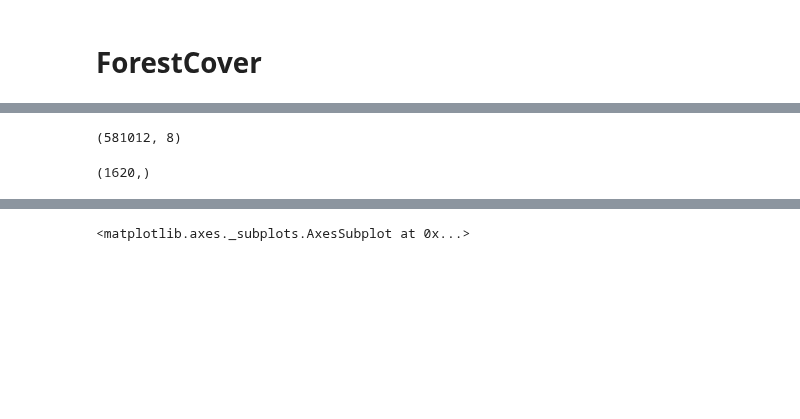
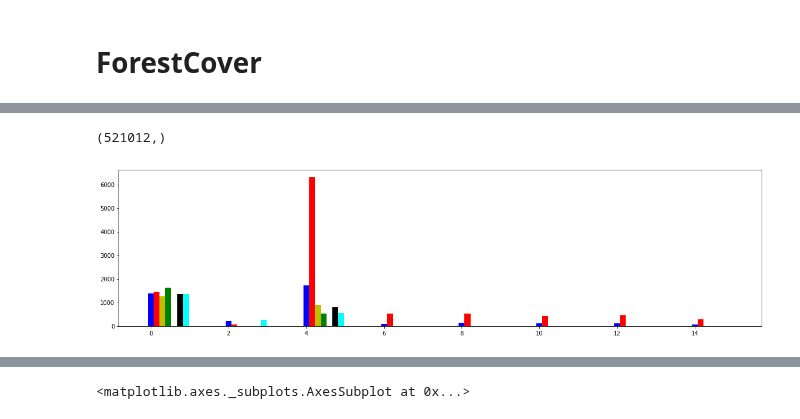
Before and after one commit to binli826/LSTM-Autoencoders, a Jupyter notebook: src/DataPreparation/Dataset description.ipynb, the cells around one changed output, grey strips where cells are left out. Cells and saved outputs as stored; diff of their text form; code cells hidden in the pictures; blank space fills up the shorter version.

```diff
--- a/src/DataPreparation/Dataset description.ipynb
+++ b/src/DataPreparation/Dataset description.ipynb
@@ -156,4 +176,4 @@ forest = pd.read_csv(f_forest,header=None)
 # %%
-forest.shape
+classlabel_online.shape
 # %% [output]
-(581012, 8)
+(521012,)
@@ -163,5 +180,13 @@ forest[300000:].to_csv("C:/Users/Bin/Desktop/Thesis/dataset/forest_2.csv",header
-# %%
-foo = forest_l[:10000]
-foo[foo!="normal"].shape
-# %% [output]
-(1620,)
+# %%
+plt.figure(figsize = (20,5))
+X = np.arange(data.shape[0]) + np.arange(data.shape[0])
+plt.bar(X + 0., data[:,0], color = 'b', width = 0.15)
+plt.bar(X + 0.15, data[:,1], color = 'r', width = 0.15)
+plt.bar(X + 0.3, data[:,2], color = 'y', width = 0.15)
+plt.bar(X + 0.45, data[:,3], color = 'g', width = 0.15)
+plt.bar(X + 0.6, data[:,4], color = 'w', width = 0.15)
+plt.bar(X + 0.75, data[:,5], color = 'black', width = 0.15)
+plt.bar(X + 0.9, data[:,6], color = 'cyan', width = 0.15)
+plt.show()
+# %% [output]
+[figure, added]
```
Also changed, not shown: parts of 9 cells of this notebook.
